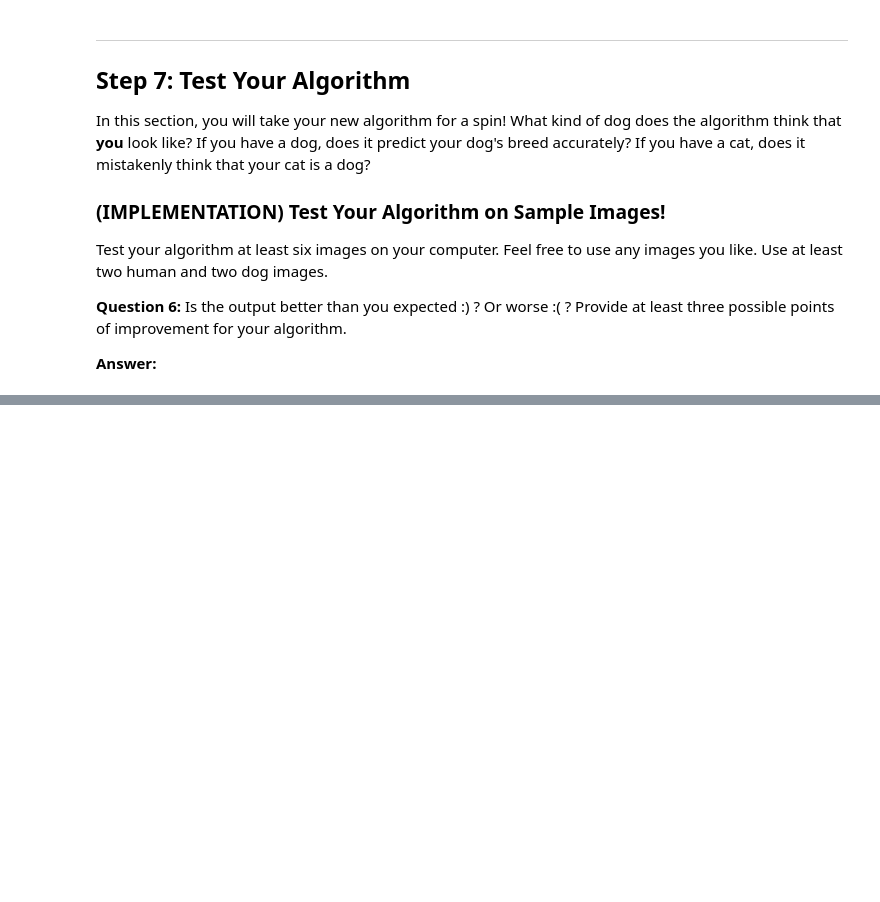
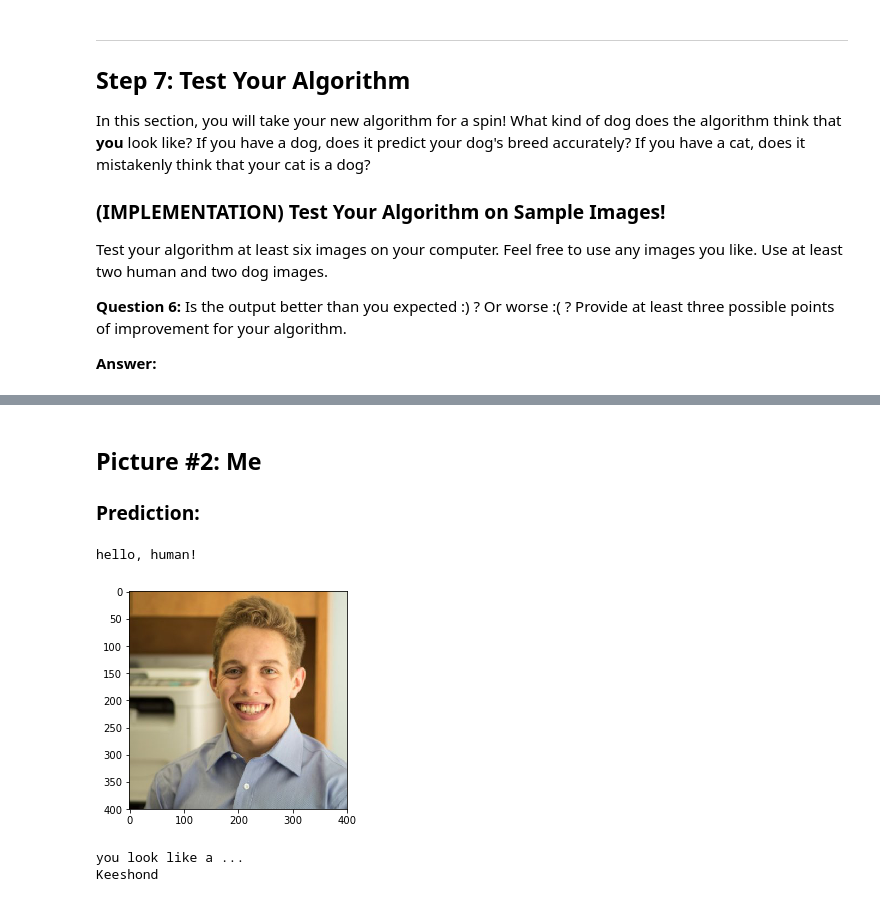
Before and after one commit to TipTop314/dog-breed, a Jupyter notebook: dog_app.ipynb, the cells around one changed output, grey strips where cells are left out. Drawn from its saved outputs; the diff is of its cells as text; code cells hidden in the pictures; blank space fills up the shorter version.

```diff
--- a/dog_app.ipynb
+++ b/dog_app.ipynb
@@ -787,0 +777,10 @@ __Answer:__
+# %% [markdown]
+## Picture #2: Me
+### Prediction:
+# %%
+human_or_dog("images/Taylor_2.jpg")
+# %% [output]
+hello, human!
+[figure, added]
+you look like a ...
+Keeshond
```
Also changed, not shown: parts of 39 cells of this notebook, 6 other files.
